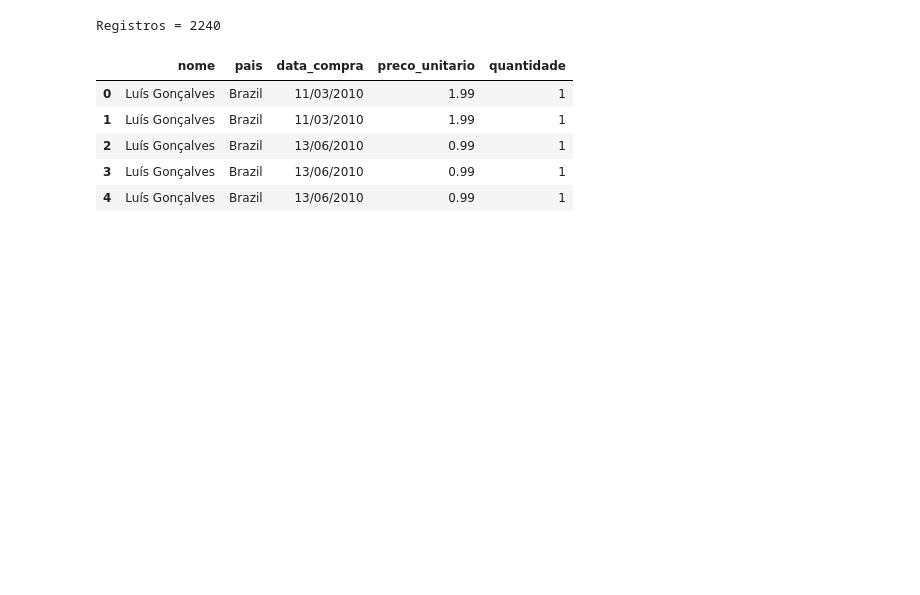
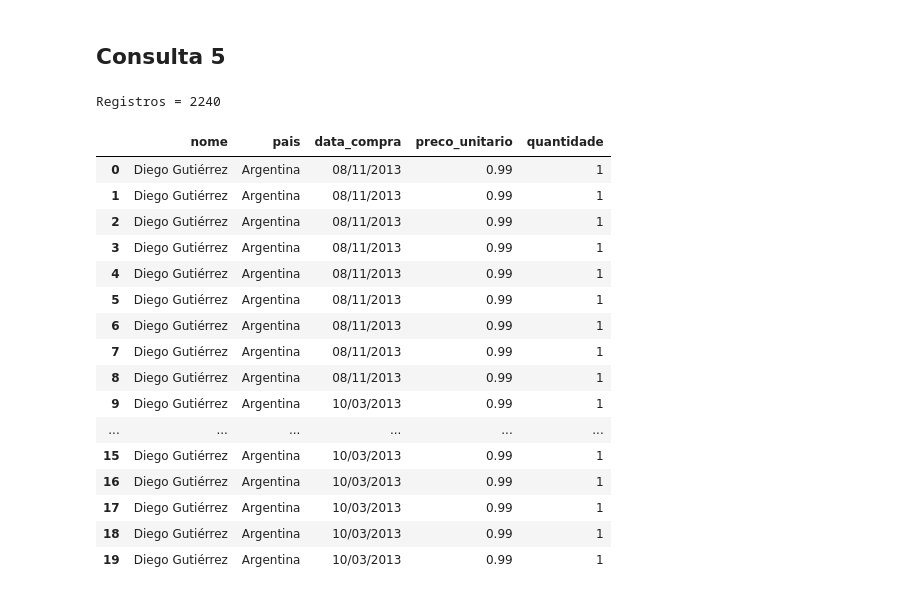
Before and after one commit to valerio-unifei/ECAA07, a Jupyter notebook: ECAA07_03_Consultas.ipynb, the cells around one changed output. Cells and saved outputs as stored; diff of their text form; code cells hidden in the pictures; blank space fills up the shorter version.

```diff
--- a/ECAA07_03_Consultas.ipynb
+++ b/ECAA07_03_Consultas.ipynb
@@ -76,23 +122,37 @@ consulta.head()
+# %% [markdown]
+## Consulta 5
 # %%
 consulta = pd.read_sql_query(
     sql= """
       SELECT
           x.Firstname || ' ' || x.LastName as nome,
           x.Country as pais,
           STRFTIME('%d/%m/%Y',y.InvoiceDate) as data_compra,
           z.UnitPrice as preco_unitario,
           z.Quantity as quantidade
       FROM customers as x INNER JOIN invoices as y ON x.CustomerId = y.CustomerId
         INNER JOIN invoice_items as z ON y.InvoiceID = z.InvoiceID
+      ORDER BY x.Country, y.InvoiceDate DESC
       """,
       con = conn)
 print('Registros =',len(consulta))
-consulta.head()
+consulta.head(20)
 # %% [output]
 Registros = 2240
 |  | nome | pais | data_compra | preco_unitario | quantidade |
-| 0 | Luís Gonçalves | Brazil | 11/03/2010 | 1.99 | 1 |
-| 1 | Luís Gonçalves | Brazil | 11/03/2010 | 1.99 | 1 |
-| 2 | Luís Gonçalves | Brazil | 13/06/2010 | 0.99 | 1 |
-| 3 | Luís Gonçalves | Brazil | 13/06/2010 | 0.99 | 1 |
-| 4 | Luís Gonçalves | Brazil | 13/06/2010 | 0.99 | 1 |
+| 0 | Diego Gutiérrez | Argentina | 08/11/2013 | 0.99 | 1 |
+| 1 | Diego Gutiérrez | Argentina | 08/11/2013 | 0.99 | 1 |
+| 2 | Diego Gutiérrez | Argentina | 08/11/2013 | 0.99 | 1 |
+| 3 | Diego Gutiérrez | Argentina | 08/11/2013 | 0.99 | 1 |
+| 4 | Diego Gutiérrez | Argentina | 08/11/2013 | 0.99 | 1 |
+| 5 | Diego Gutiérrez | Argentina | 08/11/2013 | 0.99 | 1 |
+| 6 | Diego Gutiérrez | Argentina | 08/11/2013 | 0.99 | 1 |
+| 7 | Diego Gutiérrez | Argentina | 08/11/2013 | 0.99 | 1 |
+| 8 | Diego Gutiérrez | Argentina | 08/11/2013 | 0.99 | 1 |
+| 9 | Diego Gutiérrez | Argentina | 10/03/2013 | 0.99 | 1 |
+| ... | ... | ... | ... | ... | ... |
+| 15 | Diego Gutiérrez | Argentina | 10/03/2013 | 0.99 | 1 |
+| 16 | Diego Gutiérrez | Argentina | 10/03/2013 | 0.99 | 1 |
+| 17 | Diego Gutiérrez | Argentina | 10/03/2013 | 0.99 | 1 |
+| 18 | Diego Gutiérrez | Argentina | 10/03/2013 | 0.99 | 1 |
+| 19 | Diego Gutiérrez | Argentina | 10/03/2013 | 0.99 | 1 |
```
Also changed, not shown: parts of 26 cells of this notebook.
